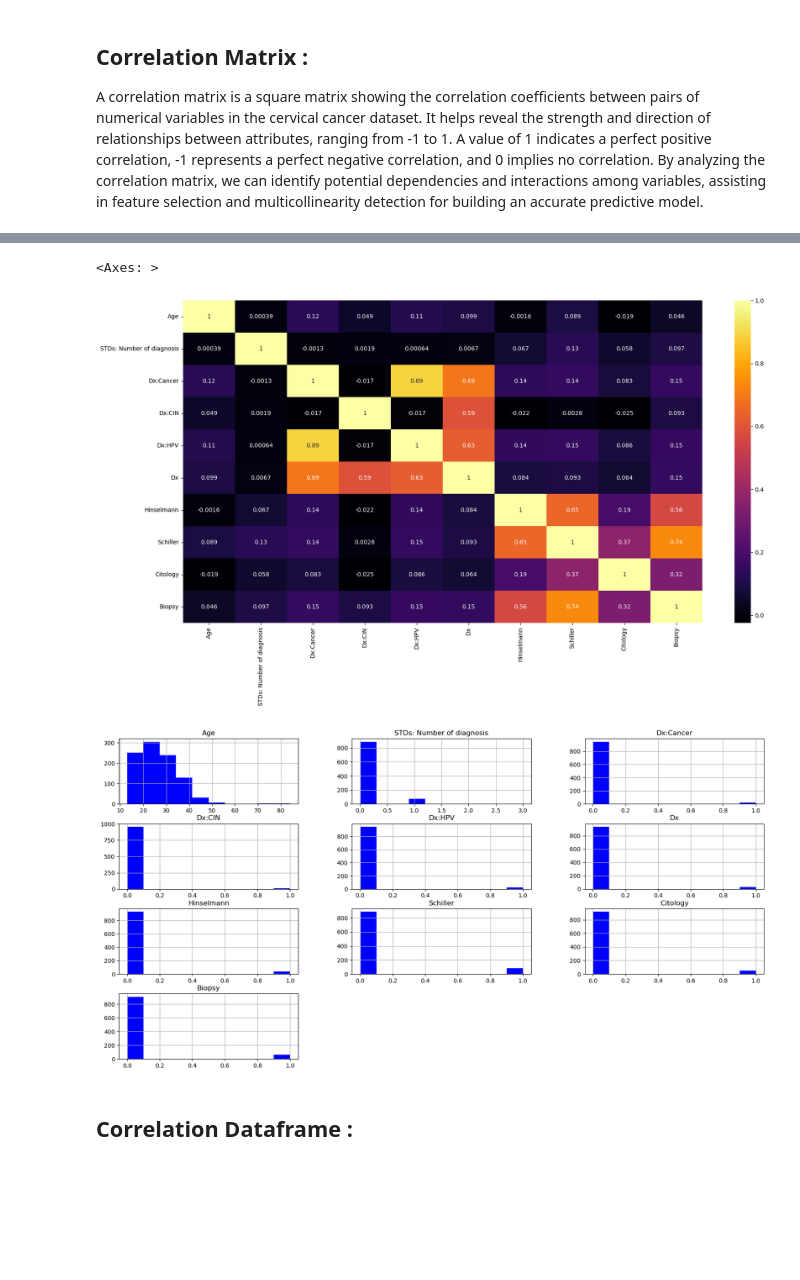
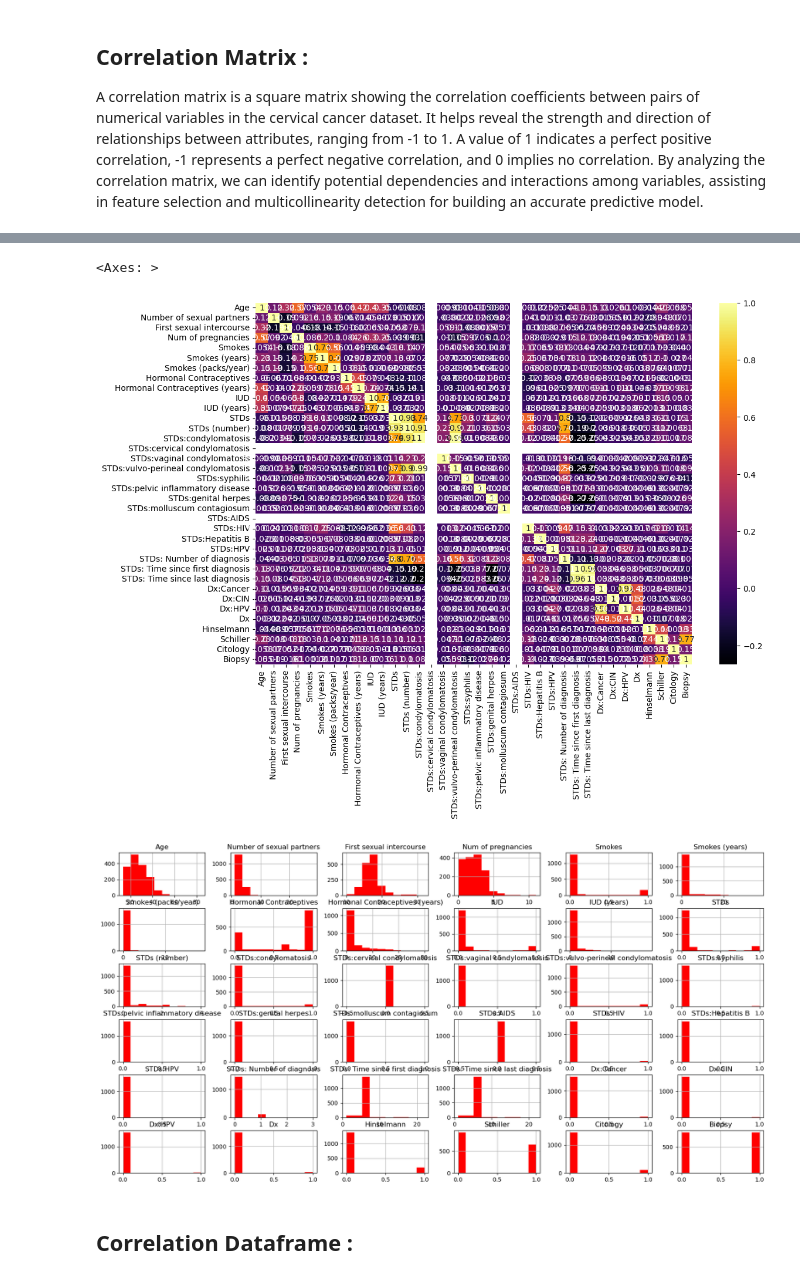
Before and after one commit to johnanam/Python-Projects, a Jupyter notebook: Modelling Cervical Cancer.ipynb, the cells around one changed output, grey strips where cells are left out. Cells and saved outputs as stored; diff of their text form; code cells hidden in the pictures; blank space fills up the shorter version.

```diff
--- a/Modelling Cervical Cancer.ipynb
+++ b/Modelling Cervical Cancer.ipynb
@@ -196,0 +220,6 @@ Data.dropna()
+# %%
+## create the response/outcome matrix
+
+y = Data['Biopsy']
+
+y.shape
@@ -196,0 +234,5 @@ Data.dropna()
+# %%
+## Create test and train and SMOTE the x matrices
+
+os = SMOTE(random_state = 0)
+x_os,y_os = os.fit_resample(x,y)
@@ -196,0 +266,6 @@ Data.dropna()
+# %%
+df_os = pd.DataFrame(x_os)  ## creating a new dataset
+
+df_os['Biopsy'] = y_os
+
+df_os.head()
@@ -218,7 +305,7 @@ Data.describe().transpose()
 
 A correlation matrix is a square matrix showing the correlation coefficients between pairs of numerical variables in the cervical cancer dataset. It helps reveal the strength and direction of relationships between attributes, ranging from -1 to 1. A value of 1 indicates a perfect positive correlation, -1 represents a perfect negative correlation, and 0 implies no correlation. By analyzing the correlation matrix, we can identify potential dependencies and interactions among variables, assisting in feature selection and multicollinearity detection for building an accurate predictive model.
 # %%
-Data_cor = Data.corr()
+Data_cor = df_os.corr()
 
-Data_cor
+Data_cor.head()
 # %% [output]
@@ -236,15 +318,15 @@ Data_cor
 # %%
-plt.figure(figsize = (20, 10))
+plt.figure(figsize = (12, 8))
 sns.heatmap(Data_cor,
             annot = True,
             cmap = 'inferno')
 # %% [output]
 <Axes: >
-[figure, old version]
+[figure, new version]
 # %%
-Data.hist(bins = 10, figsize = (20,10), color='blue')
+df_os.hist(bins = 10, figsize = (20,10), color='red')
 plt.show()
 # %% [output]
-[figure, old version]
+[figure, new version]
 # %% [markdown]
 ## Correlation Dataframe :
```
Also changed, not shown: parts of 97 cells of this notebook, 3 other files.
